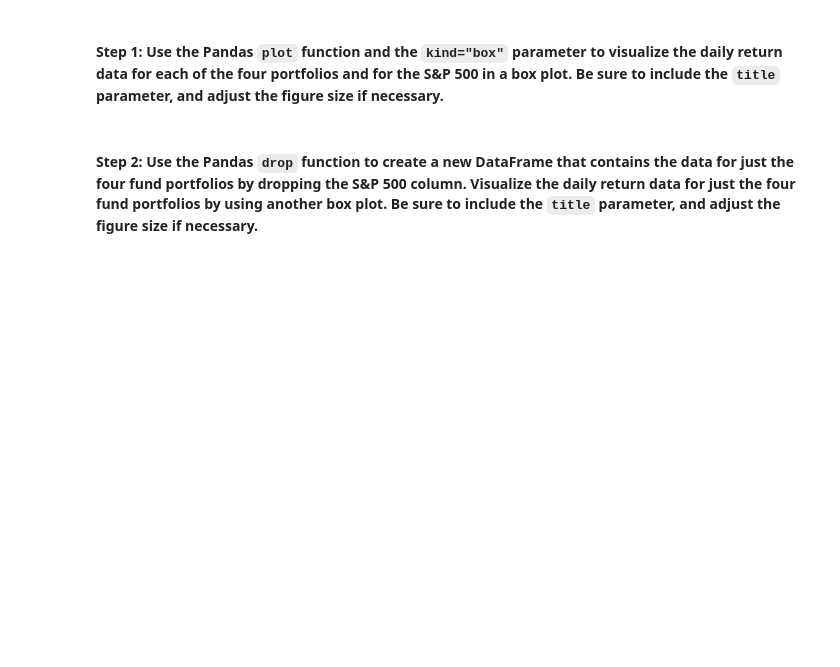
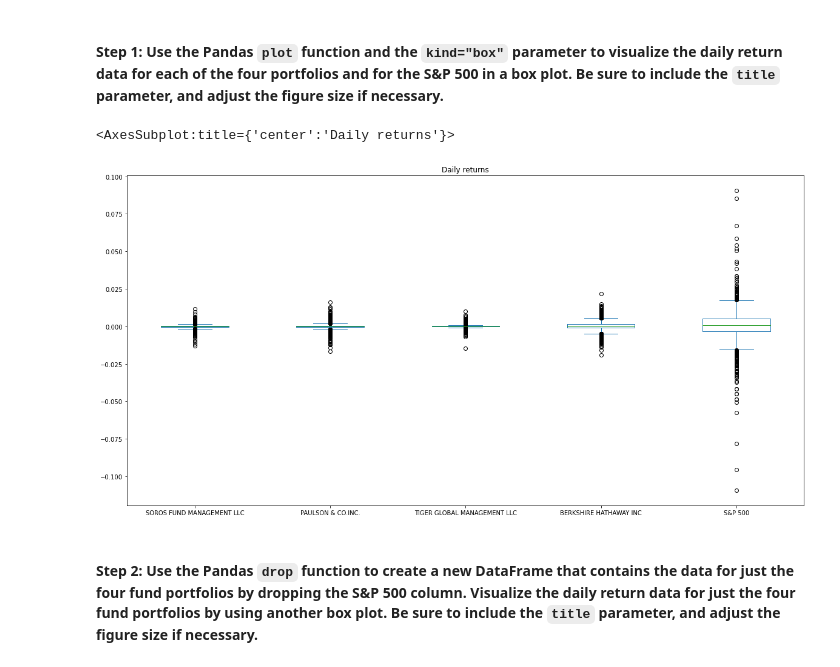
Before and after one commit to lkhodel/bftbc-c4, a Jupyter notebook: risk_return_analysis.ipynb, the cells around one changed output. Saved outputs shown, nothing was run; the diff lists cells and outputs as text; code cells hidden in the pictures; blank space fills up the shorter version.

```diff
--- a/risk_return_analysis.ipynb
+++ b/risk_return_analysis.ipynb
@@ -200,7 +200,10 @@ Analyze the volatility of each of the four fund portfolios and of the S&P 500 In
 # %%
 # Use the daily return data to create box plots to visualize the volatility of the 4 funds and the S&P 500
 # Include a title parameter and adjust the figure size
-# YOUR CODE HERE
+daily_returns.plot(title="Daily returns", kind="box", figsize=(20,10))
+# %% [output]
+<AxesSubplot:title={'center':'Daily returns'}>
+[figure, added]
 # %% [markdown]
 #### Step 2: Use the Pandas `drop` function to create a new DataFrame that contains the data for just the four fund portfolios by dropping the S&P 500 column. Visualize the daily return data for just the four fund portfolios by using another box plot. Be sure to include the `title` parameter, and adjust the figure size if necessary.
 # %%
```
Also changed, not shown: parts of 9 cells of this notebook.
